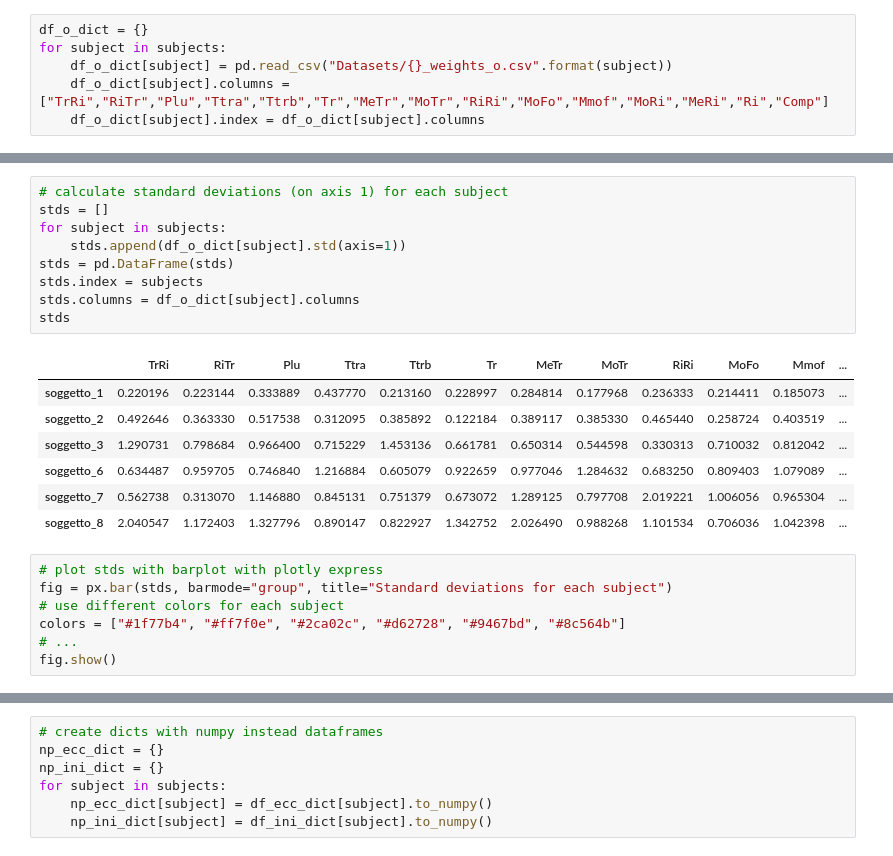
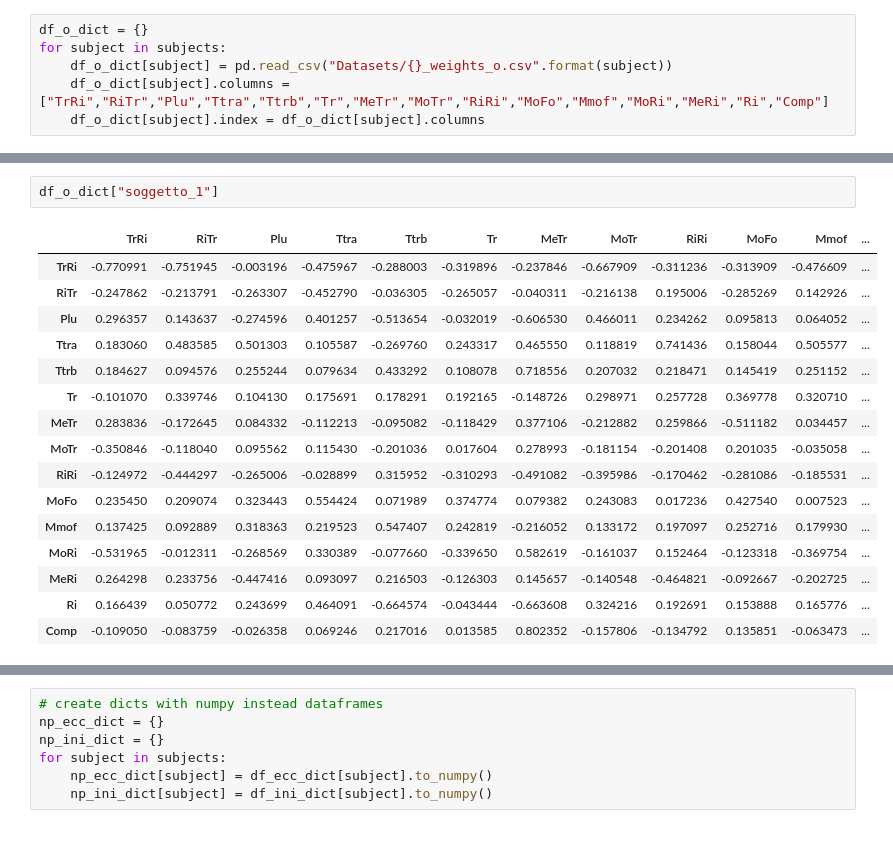
Before and after one commit to Ishikawa7/neural-network-with-fuzzified-inverter, a Jupyter notebook: markov_analisys.ipynb, the cells around one changed output, grey strips where cells are left out. Drawn from its saved outputs; the diff is of its cells as text.

```diff
--- a/markov_analisys.ipynb
+++ b/markov_analisys.ipynb
@@ -32,24 +21,19 @@ for subject in subjects:
-# %%
-# calculate standard deviations (on axis 1) for each subject
-stds = []
-for subject in subjects:
-    stds.append(df_o_dict[subject].std(axis=1))
-stds = pd.DataFrame(stds)
-stds.index = subjects
-stds.columns = df_o_dict[subject].columns
-stds
-# %% [output]
-|  | TrRi | RiTr | Plu | Ttra | Ttrb | Tr | MeTr | MoTr | RiRi | MoFo | Mmof | ... |
-| soggetto_1 | 0.220196 | 0.223144 | 0.333889 | 0.437770 | 0.213160 | 0.228997 | 0.284814 | 0.177968 | 0.236333 | 0.214411 | 0.185073 | ... |
-| soggetto_2 | 0.492646 | 0.363330 | 0.517538 | 0.312095 | 0.385892 | 0.122184 | 0.389117 | 0.385330 | 0.465440 | 0.258724 | 0.403519 | ... |
-| soggetto_3 | 1.290731 | 0.798684 | 0.966400 | 0.715229 | 1.453136 | 0.661781 | 0.650314 | 0.544598 | 0.330313 | 0.710032 | 0.812042 | ... |
-| soggetto_6 | 0.634487 | 0.959705 | 0.746840 | 1.216884 | 0.605079 | 0.922659 | 0.977046 | 1.284632 | 0.683250 | 0.809403 | 1.079089 | ... |
-| soggetto_7 | 0.562738 | 0.313070 | 1.146880 | 0.845131 | 0.751379 | 0.673072 | 1.289125 | 0.797708 | 2.019221 | 1.006056 | 0.965304 | ... |
-| soggetto_8 | 2.040547 | 1.172403 | 1.327796 | 0.890147 | 0.822927 | 1.342752 | 2.026490 | 0.988268 | 1.101534 | 0.706036 | 1.042398 | ... |
-# %%
-# plot stds with barplot with plotly express
-fig = px.bar(stds, barmode="group", title="Standard deviations for each subject")
-# use different colors for each subject
-colors = ["#1f77b4", "#ff7f0e", "#2ca02c", "#d62728", "#9467bd", "#8c564b"]
-# ...
-fig.show()
+# %%
+df_o_dict["soggetto_1"]
+# %% [output]
+|  | TrRi | RiTr | Plu | Ttra | Ttrb | Tr | MeTr | MoTr | RiRi | MoFo | Mmof | ... |
+| TrRi | -0.770991 | -0.751945 | -0.003196 | -0.475967 | -0.288003 | -0.319896 | -0.237846 | -0.667909 | -0.311236 | -0.313909 | -0.476609 | ... |
+| RiTr | -0.247862 | -0.213791 | -0.263307 | -0.452790 | -0.036305 | -0.265057 | -0.040311 | -0.216138 | 0.195006 | -0.285269 | 0.142926 | ... |
+| Plu | 0.296357 | 0.143637 | -0.274596 | 0.401257 | -0.513654 | -0.032019 | -0.606530 | 0.466011 | 0.234262 | 0.095813 | 0.064052 | ... |
+| Ttra | 0.183060 | 0.483585 | 0.501303 | 0.105587 | -0.269760 | 0.243317 | 0.465550 | 0.118819 | 0.741436 | 0.158044 | 0.505577 | ... |
+| Ttrb | 0.184627 | 0.094576 | 0.255244 | 0.079634 | 0.433292 | 0.108078 | 0.718556 | 0.207032 | 0.218471 | 0.145419 | 0.251152 | ... |
+| Tr | -0.101070 | 0.339746 | 0.104130 | 0.175691 | 0.178291 | 0.192165 | -0.148726 | 0.298971 | 0.257728 | 0.369778 | 0.320710 | ... |
+| MeTr | 0.283836 | -0.172645 | 0.084332 | -0.112213 | -0.095082 | -0.118429 | 0.377106 | -0.212882 | 0.259866 | -0.511182 | 0.034457 | ... |
+| MoTr | -0.350846 | -0.118040 | 0.095562 | 0.115430 | -0.201036 | 0.017604 | 0.278993 | -0.181154 | -0.201408 | 0.201035 | -0.035058 | ... |
+| RiRi | -0.124972 | -0.444297 | -0.265006 | -0.028899 | 0.315952 | -0.310293 | -0.491082 | -0.395986 | -0.170462 | -0.281086 | -0.185531 | ... |
+| MoFo | 0.235450 | 0.209074 | 0.323443 | 0.554424 | 0.071989 | 0.374774 | 0.079382 | 0.243083 | 0.017236 | 0.427540 | 0.007523 | ... |
+| Mmof | 0.137425 | 0.092889 | 0.318363 | 0.219523 | 0.547407 | 0.242819 | -0.216052 | 0.133172 | 0.197097 | 0.252716 | 0.179930 | ... |
+| MoRi | -0.531965 | -0.012311 | -0.268569 | 0.330389 | -0.077660 | -0.339650 | 0.582619 | -0.161037 | 0.152464 | -0.123318 | -0.369754 | ... |
+| MeRi | 0.264298 | 0.233756 | -0.447416 | 0.093097 | 0.216503 | -0.126303 | 0.145657 | -0.140548 | -0.464821 | -0.092667 | -0.202725 | ... |
+| Ri | 0.166439 | 0.050772 | 0.243699 | 0.464091 | -0.664574 | -0.043444 | -0.663608 | 0.324216 | 0.192691 | 0.153888 | 0.165776 | ... |
+| Comp | -0.109050 | -0.083759 | -0.026358 | 0.069246 | 0.217016 | 0.013585 | 0.802352 | -0.157806 | -0.134792 | 0.135851 | -0.063473 | ... |
```
Also changed, not shown: parts of 34 cells of this notebook.
